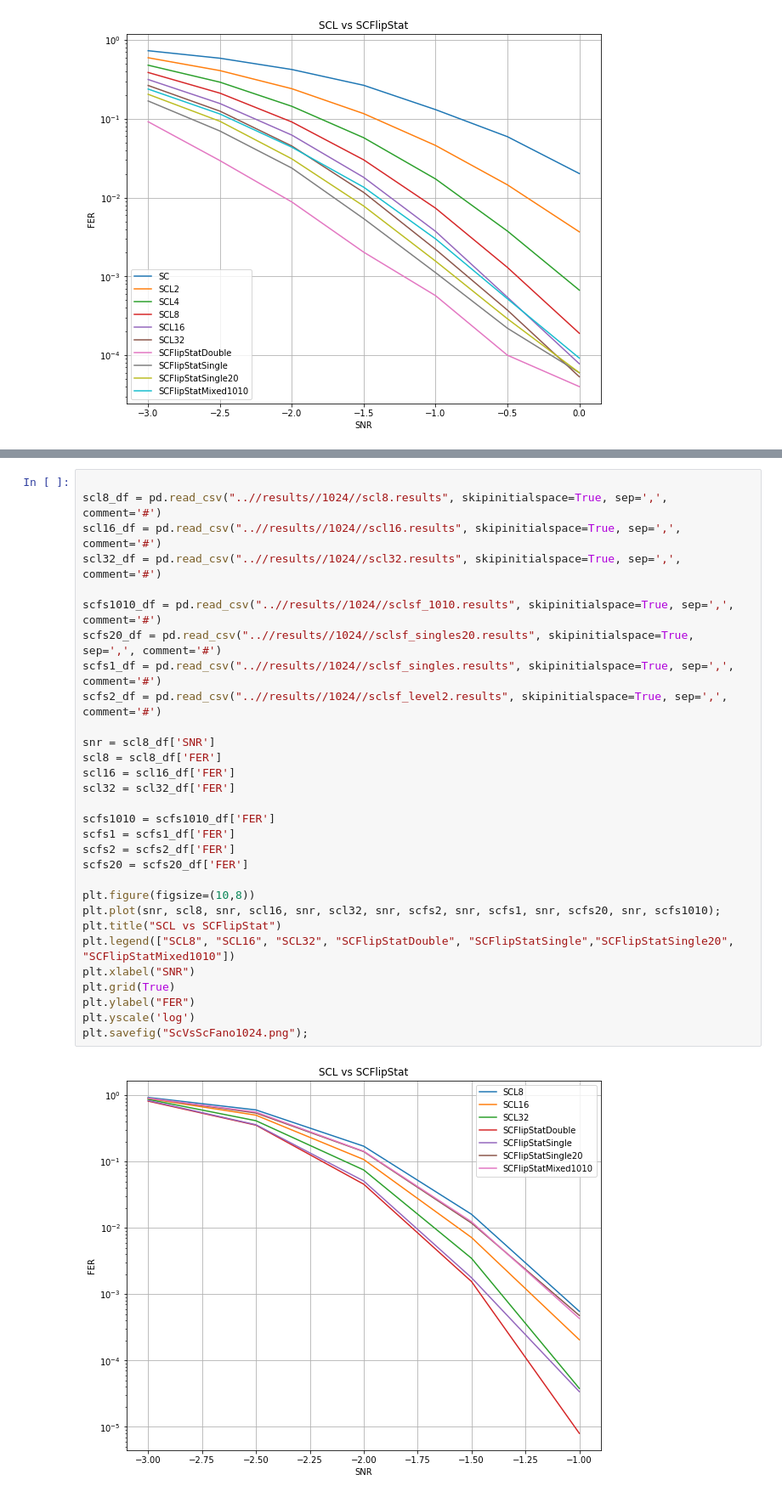
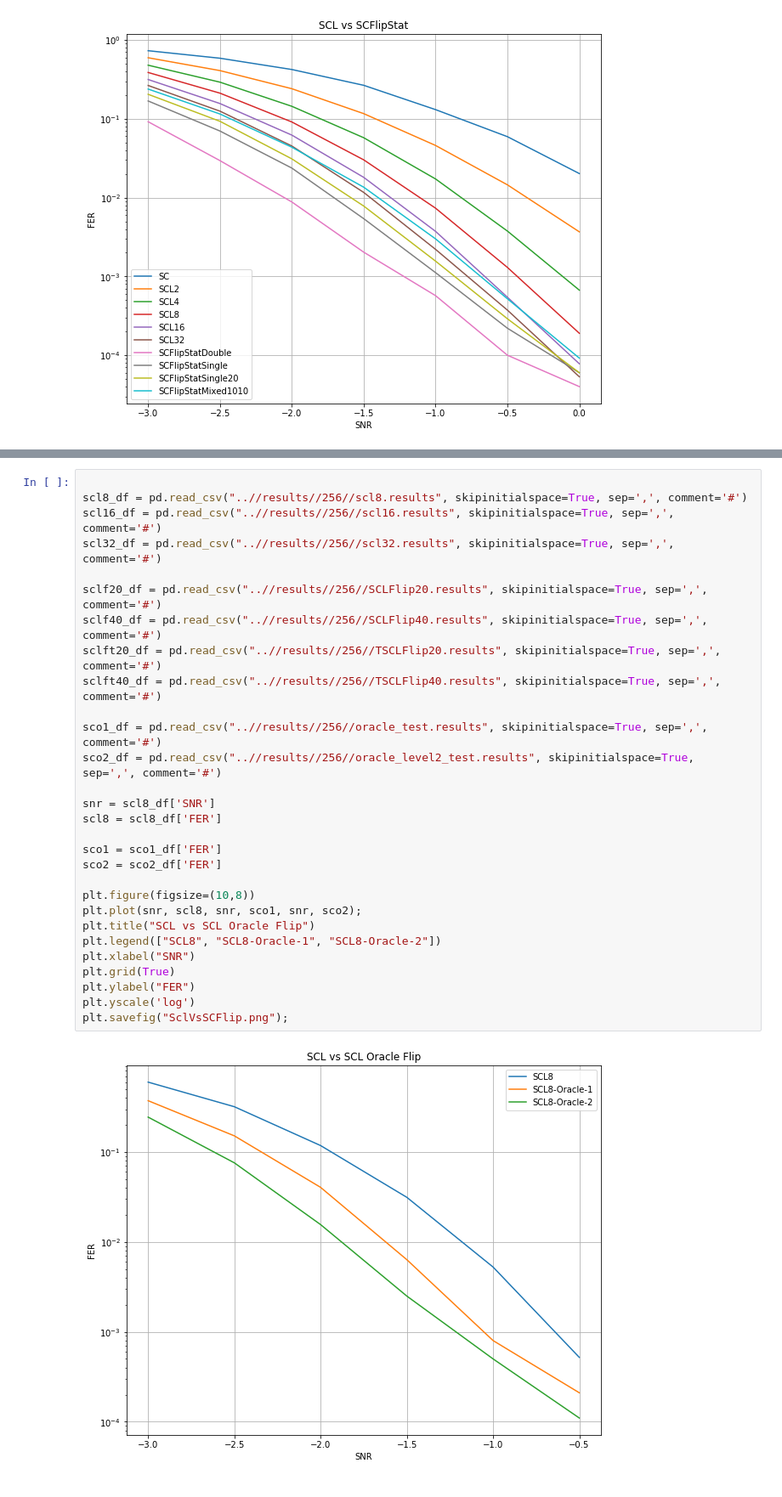
Before and after one commit to ISChetverikov/PolarCodes, a Jupyter notebook: results_plotting/PlotFerCurve.ipynb, the cells around one changed output, grey strips where cells are left out. Shown: that part at 85% size. Saved outputs shown, nothing was run; the diff lists cells and outputs as text.

```diff
--- a/results_plotting/PlotFerCurve.ipynb
+++ b/results_plotting/PlotFerCurve.ipynb
@@ -169,32 +169,31 @@ plt.savefig("SclVsSCFlip.png");
 # %%
 
-scl8_df = pd.read_csv("..//results//1024//scl8.results", skipinitialspace=True, sep=',', comment='#')
-scl16_df = pd.read_csv("..//results//1024//scl16.results", skipinitialspace=True, sep=',', comment='#')
-scl32_df = pd.read_csv("..//results//1024//scl32.results", skipinitialspace=True, sep=',', comment='#')
+scl8_df = pd.read_csv("..//results//256//scl8.results", skipinitialspace=True, sep=',', comment='#')
+scl16_df = pd.read_csv("..//results//256//scl16.results", skipinitialspace=True, sep=',', comment='#')
+scl32_df = pd.read_csv("..//results//256//scl32.results", skipinitialspace=True, sep=',', comment='#')
 
-scfs1010_df = pd.read_csv("..//results//1024//sclsf_1010.results", skipinitialspace=True, sep=',', comment='#')
-scfs20_df = pd.read_csv("..//results//1024//sclsf_singles20.results", skipinitialspace=True, sep=',', comment='#')
-scfs1_df = pd.read_csv("..//results//1024//sclsf_singles.results", skipinitialspace=True, sep=',', comment='#')
-scfs2_df = pd.read_csv("..//results//1024//sclsf_level2.results", skipinitialspace=True, sep=',', comment='#')
+sclf20_df = pd.read_csv("..//results//256//SCLFlip20.results", skipinitialspace=True, sep=',', comment='#')
+sclf40_df = pd.read_csv("..//results//256//SCLFlip40.results", skipinitialspace=True, sep=',', comment='#')
+sclft20_df = pd.read_csv("..//results//256//TSCLFlip20.results", skipinitialspace=True, sep=',', comment='#')
+sclft40_df = pd.read_csv("..//results//256//TSCLFlip40.results", skipinitialspace=True, sep=',', comment='#')
+
+sco1_df = pd.read_csv("..//results//256//oracle_test.results", skipinitialspace=True, sep=',', comment='#')
+sco2_df = pd.read_csv("..//results//256//oracle_level2_test.results", skipinitialspace=True, sep=',', comment='#')
 
 snr = scl8_df['SNR']
 scl8 = scl8_df['FER']
-scl16 = scl16_df['FER']
-scl32 = scl32_df['FER']
 
-scfs1010 = scfs1010_df['FER']
-scfs1 = scfs1_df['FER']
-scfs2 = scfs2_df['FER']
-scfs20 = scfs20_df['FER']
+sco1 = sco1_df['FER']
+sco2 = sco2_df['FER']
 
 plt.figure(figsize=(10,8))
-plt.plot(snr, scl8, snr, scl16, snr, scl32, snr, scfs2, snr, scfs1, snr, scfs20, snr, scfs1010);
-plt.title("SCL vs SCFlipStat")
-plt.legend(["SCL8", "SCL16", "SCL32", "SCFlipStatDouble", "SCFlipStatSingle","SCFlipStatSingle20", "SCFlipStatMixed1010"])
+plt.plot(snr, scl8, snr, sco1, snr, sco2);
+plt.title("SCL vs SCL Oracle Flip")
+plt.legend(["SCL8", "SCL8-Oracle-1", "SCL8-Oracle-2"])
 plt.xlabel("SNR")
 plt.grid(True)
 plt.ylabel("FER")
 plt.yscale('log')
-plt.savefig("ScVsScFano1024.png");
+plt.savefig("SclVsSCFlip.png");
 # %% [output]
-[figure, old version]
+[figure, new version]
```
Also changed, not shown: parts of 1 cell of this notebook, 10 other files.
